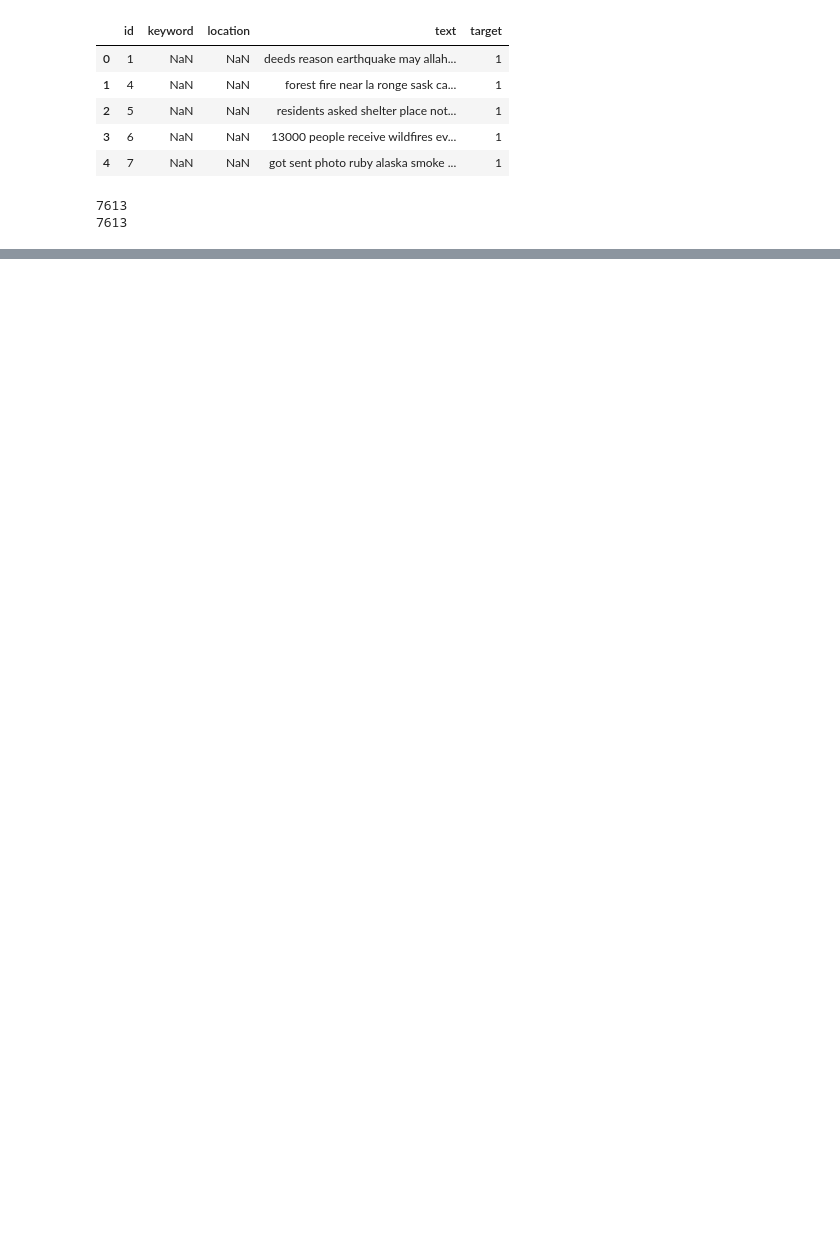
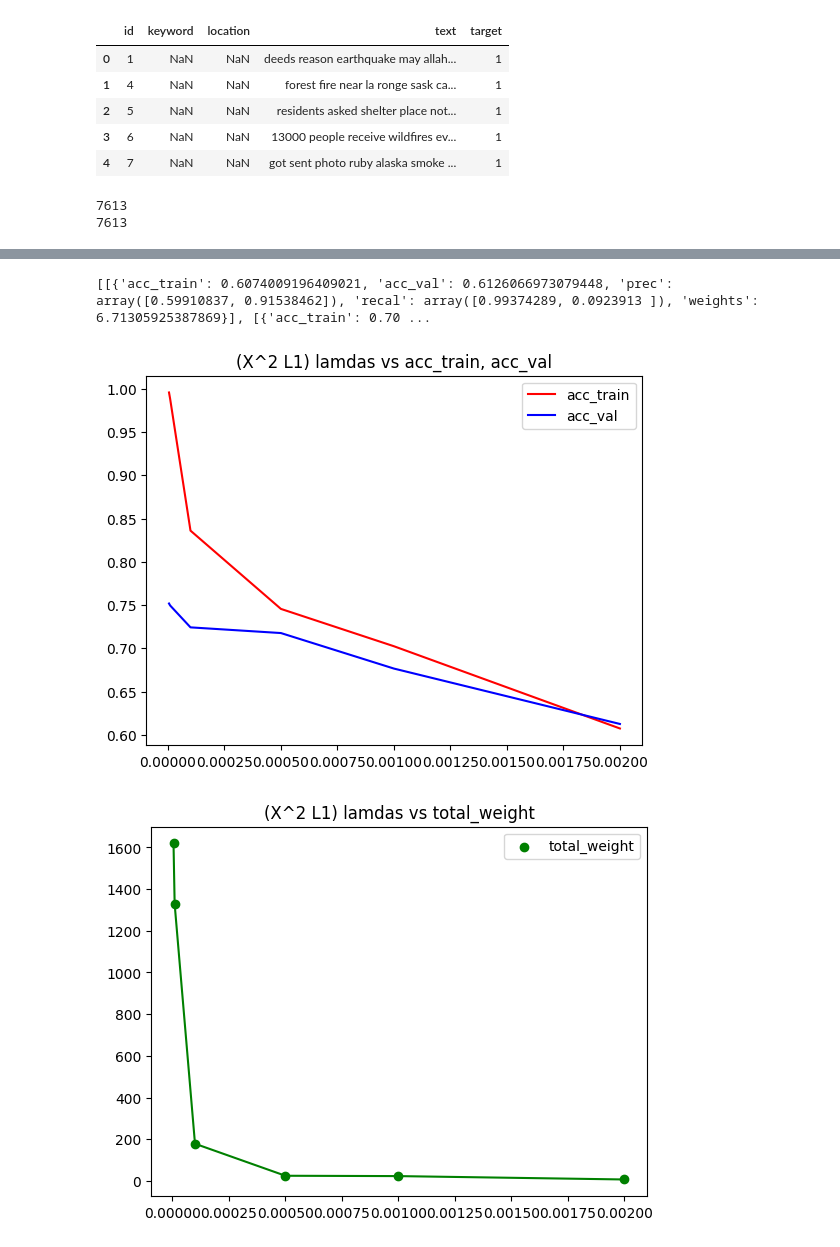
Before and after one commit to NilayD-lab/MLProject, a Jupyter notebook: proj.ipynb, the cells around one changed output, grey strips where cells are left out. Cells and saved outputs as stored; diff of their text form; code cells hidden in the pictures; blank space fills up the shorter version.

Commit message:
graphs complete

```diff
--- a/proj.ipynb
+++ b/proj.ipynb
@@ -188,7 +162,0 @@ Q19 - Accuracy on val data = 0.774130
-# %%
-
-from sklearn.metrics import precision_recall_fscore_support
-prec, recal, fscore, sup = precision_recall_fscore_support(y_val, y_hat_logreg)
-print('Q20 - prec: ', prec)
-print('Q20 - recal: ', recal)
-print('Q20 - fscore: ', fscore)
@@ -198,0 +163,4 @@ Q20 - fscore:  [0.80962922 0.72235674]
+# %%
+lmdas = [.002, .001, .0005, .0001, .00001, .000005]
+
+penalty = ['l1', 'l2']
@@ -198,0 +198,6 @@ Q20 - fscore:  [0.80962922 0.72235674]
+# %%
+print(repr(results))
+for i in results:
+    print('\n')
+    for j in i:
+        print(j)
@@ -198,0 +222,41 @@ Q20 - fscore:  [0.80962922 0.72235674]
+# %%
+acc_train = []
+acc_val = []
+weights = []
+recall = []
+prec = []
+specific_result = results[0]
+print(specific_result)
+for i in range(len(results[0])):
+    acc_train.append(specific_result[i][0]["acc_train"])
+    acc_val.append(specific_result[i][0]["acc_val"])
+    weights.append(specific_result[i][0]["weights"])
+    recall.append(specific_result[i][0]["recal"][0])
+    prec.append(specific_result[i][0]["prec"][0])
+
+plt.title("(X^2 L1) lamdas vs acc_train, acc_val")
+# plt.scatter(lmdas, l1acc_train, color='red', label="acc_train")
+# plt.scatter(lmdas, l1acc_val, color='blue', label="acc_val")
+plt.plot(lmdas, acc_train, color='red', label = "acc_train")
+plt.plot(lmdas, acc_val, color='blue', label = "acc_val")
+plt.legend()
+plt.show()
+
+plt.title("(X^2 L1) lamdas vs total_weight")
+plt.scatter(lmdas, weights, color='green', label="total_weight")
+plt.plot(lmdas, weights, color='green')
+plt.legend()
+plt.show()
+
+
+plt.title("(X^2 L1) lamdas vs recall, precision")
+# plt.scatter(lmdas, l1recall, color='purple',label="recall")
+# plt.scatter(lmdas, l1prec, color='yellow', label="precision")
+plt.plot(lmdas, recall, color='purple',label="recall")
+plt.plot(lmdas, prec, color='yellow', label="precision")
+plt.legend()
+plt.show()
+# %% [output]
+[[{'acc_train': 0.6074009196409021, 'acc_val': 0.6126066973079448, 'prec': array([0.59910837, 0.91538462]), 'recal': array([0.99374289, 0.0923913 ]), 'weights': 6.71305925387869}], [{'acc_train': 0.70 ...
+[figure, added]
+[figure, added]
```
Also changed, not shown: parts of 11 cells of this notebook.
